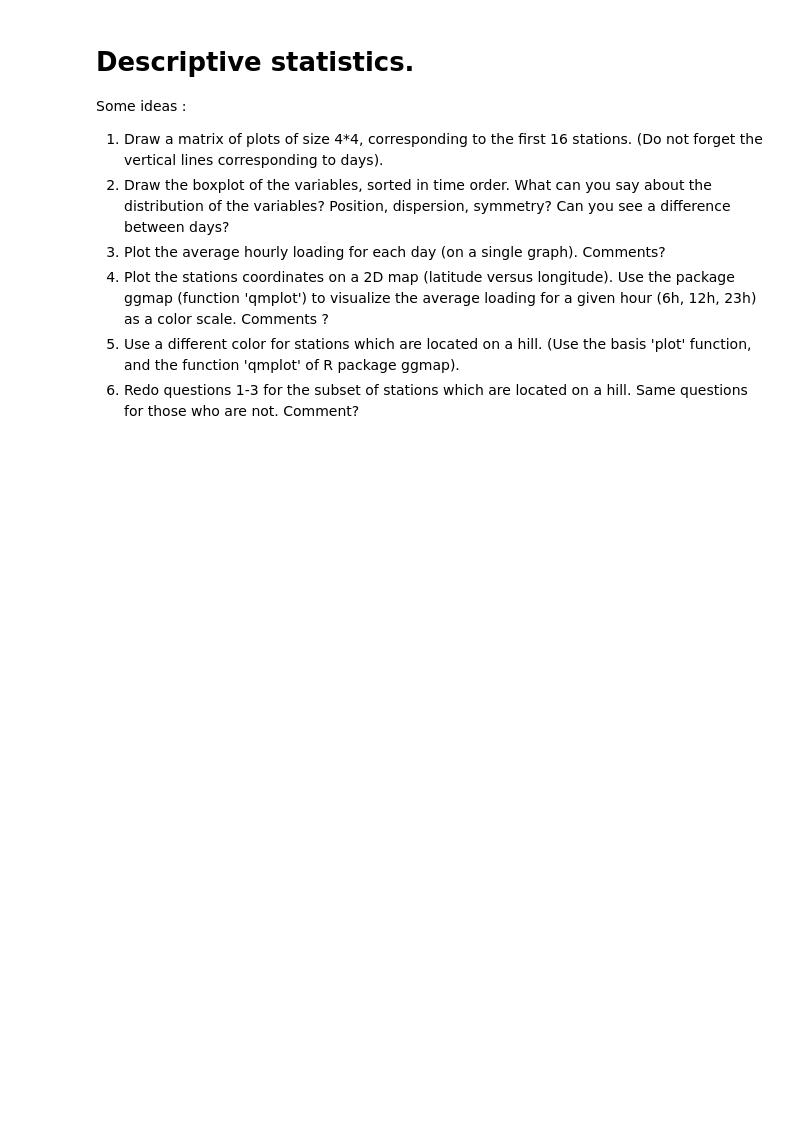
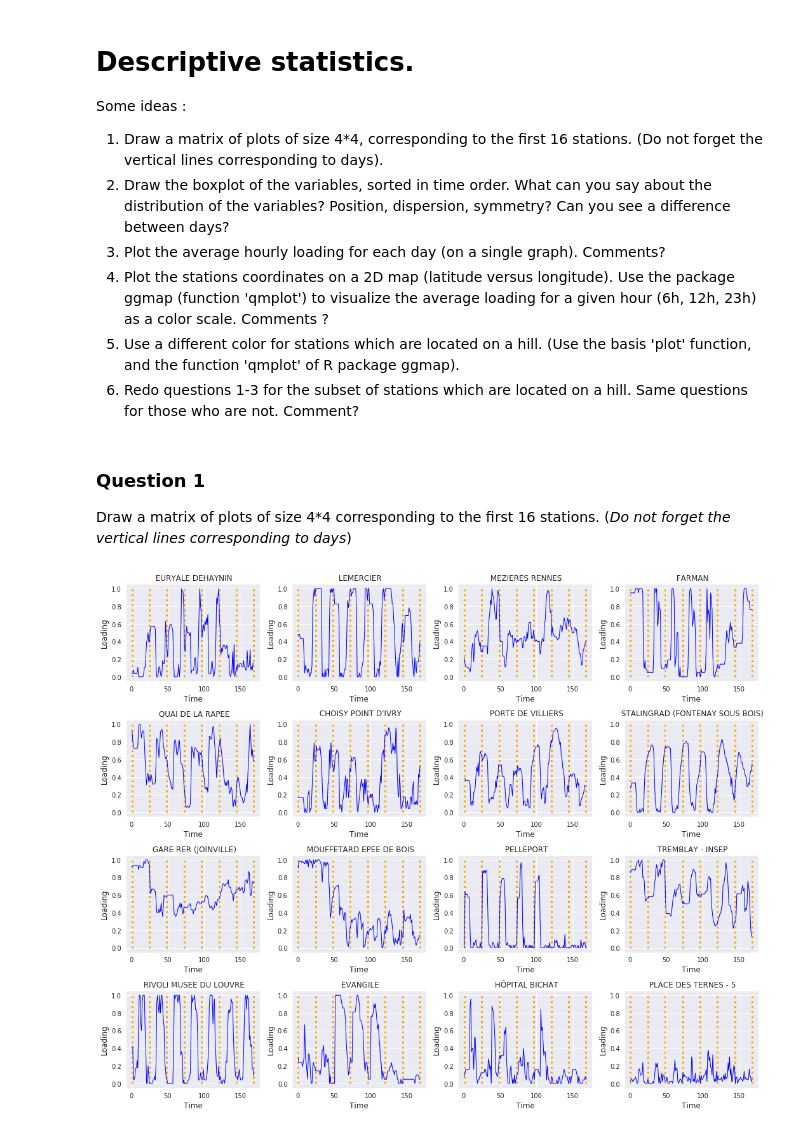
Before and after one commit to paul-corbalan/Data-analysis-Project-4Y-INSA, a Jupyter notebook: velib_PythonNotebook_starter.ipynb, the cells around one changed output. Drawn from its saved outputs; the diff is of its cells as text; code cells hidden in the pictures; blank space fills up the shorter version.

```diff
--- a/velib_PythonNotebook_starter.ipynb
+++ b/velib_PythonNotebook_starter.ipynb
@@ -58,3 +87,26 @@ Comments?
 Comments ?
 5. Use a different color for stations which are located on a hill. (Use the basis 'plot' function, and the function 'qmplot' of R package ggmap).
 6. Redo questions 1-3 for the subset of stations which are located on a hill. Same questions for those who are not. Comment?
+# %% [markdown]
+### Question 1
+Draw a matrix of plots of size 4*4 corresponding to the first 16 stations. (_Do not forget the vertical lines corresponding to days_)
+# %%
+fig, axs = plt.subplots(4, 4, figsize = (15,12))
+for i in range(4):
+    for j in range(4):
+        k_station = 4 * i + j
+        axs[i, j].plot(time, loading_data[k_station, :], linewidth = 1, color = 'blue')
+        axs[i, j].set_title(velibAdds.names[1 + k_station], fontsize = 12)
+        axs[i, j].vlines(x = np.linspace(1, n_steps, 8), ymin = 0, ymax = 1,
+                         colors = "orange", linestyle = "dotted", linewidth = 3)
+
+for ax in axs.flat:
+    ax.set_xlabel('Time', fontsize = 12)
+    ax.set_ylabel('Loading', fontsize = 12)
+    ax.tick_params(axis='x', labelsize=10)
+    ax.tick_params(axis='y', labelsize=10)
+
+plt.tight_layout()
+plt.show()
+# %% [output]
+[figure, added]
```
Also changed, not shown: parts of 28 cells of this notebook.
